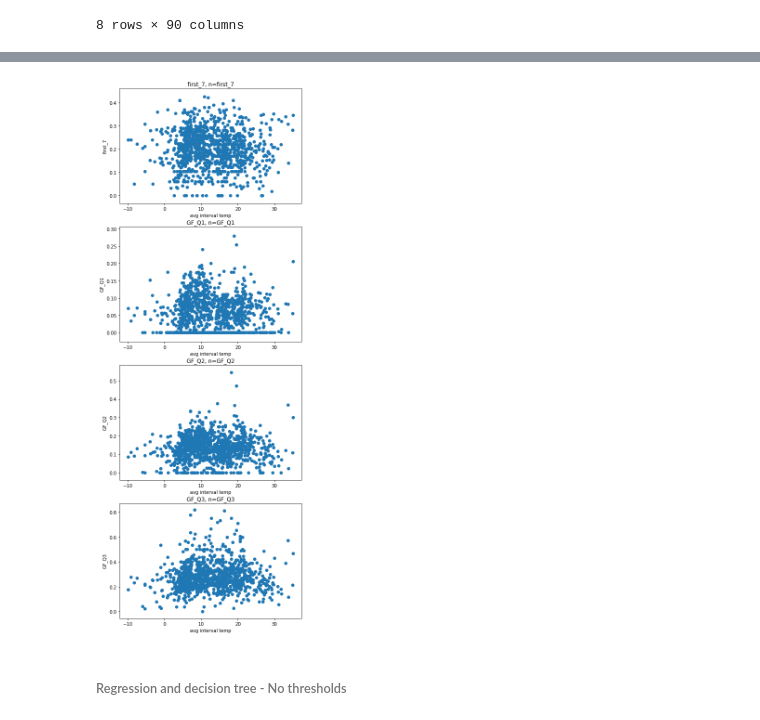
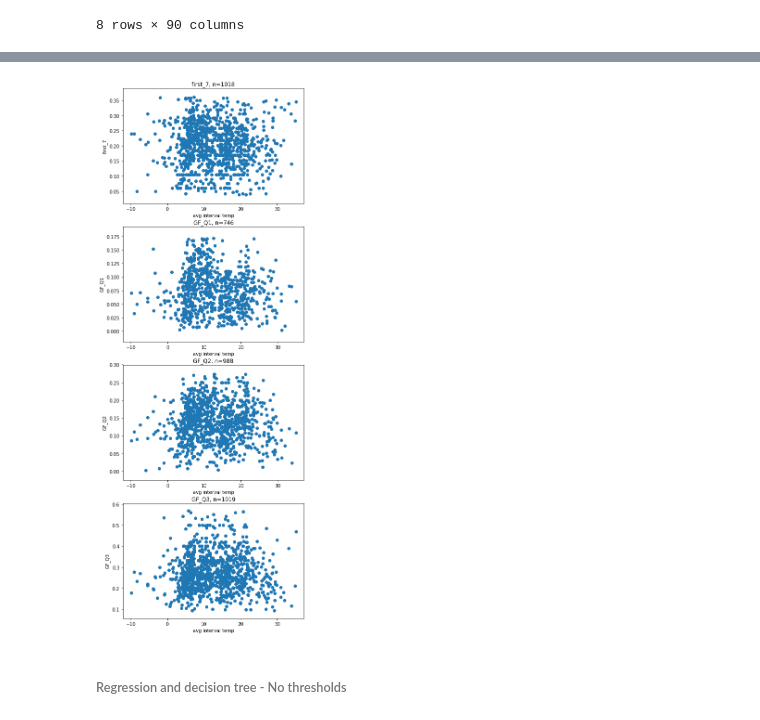
Before and after one commit to hopl1t/covid19, a Jupyter notebook: notebooks/regression_and_tree.ipynb, the cells around one changed output, grey strips where cells are left out. Cells and saved outputs as stored; diff of their text form; code cells hidden in the pictures.

Commit message:
added outlier screening

```diff
--- a/notebooks/regression_and_tree.ipynb
+++ b/notebooks/regression_and_tree.ipynb
@@ -23,6 +23,7 @@ plt.rc('figure', titlesize=25)
 PICKLE_PATH = '../augmented_datasets/pickles/hopkins_conf_gf0904_GDP_urban_weather.pkl'
 OUTPUT_TREE_PATH = '../products/decision_tree/decision_tree_{0}.dot'
 MAX_DT_DEPTH = 3
+OUTLIER_QUARTILES = (0.02, 0.98) # Min, max quartiles
 # %%
 from sklearn.model_selection import KFold
 from sklearn import tree, metrics
@@ -57,6 +58,17 @@ def linear_regression_train(X_train, y_train):
     regr = sklearn.linear_model.LinearRegression()
     trained_model = regr.fit(X_train, y_train)
     return trained_model
+
+def remove_outlier(df, range_, columns):
+    low = range_[0]
+    high = range_[1]
+    qnt = df.quantile([low, high])
+    data = df.copy()
+    for col in list(columns):
+        data[col] = \
+            data[(data[col] > qnt.loc[low, col]) &\
+               (data[col] < qnt.loc[high, col])][col]
+    return data
 # %% [markdown]
 ###### Prepare data
 # %% [markdown]
@@ -107,0 +118,4 @@ Discard outlier data
+# %%
+for i, label in enumerate(target_columns):
+    print(i)
+    print(label)
@@ -108,23 +131,24 @@ Discard outlier data
 # %%
 target_columns = ['first_7', 'GF_Q1', 'GF_Q2', 'GF_Q3']
-avg_tmp = hopkins_confirmed[['Country_Region', 'avg_interval_tmp']].copy()
-gf = hopkins_confirmed[target_columns].copy()
-
 fig, axes = plt.subplots(4, 1, figsize=(7, 21))
 
-for i in range(len(target_columns)):
+for i, col in enumerate(target_columns):
+    data = remove_outlier(hopkins_confirmed, OUTLIER_QUARTILES, [col])
+    data.dropna(inplace=True)
+    avg_tmp = data[['Country_Region', 'avg_interval_tmp']].copy()
+    gf = data[target_columns].copy()
     avg_int_tmp = avg_tmp['avg_interval_tmp'].values
     _ = axes[i].scatter(avg_int_tmp, gf[gf.columns[i]].values)
     n = len(avg_tmp['avg_interval_tmp'])
     _ = axes[i].set_xlabel('avg interval temp')
     _ = axes[i].set_ylabel(gf.columns[i])
-    _ = axes[i].set_title('{0}, n={0}'.format(gf.columns[i], n))
+    _ = axes[i].set_title('{0}, n={1}'.format(gf.columns[i], n))
 
 #     countries = hopkins_confirmed['Country_Region'].loc[:,'data'].values.tolist()
 #     for q, txt in enumerate(countries):
 #         _ = axes[i].annotate(txt, (avg_int_tmp[q], gf[gf.columns[i]].values[q]))
 # %% [output]
-[figure, old version]
+[figure, new version]
 # %% [markdown]
 ###### Regression and decision tree - No thresholds
 # %% [markdown]
```
Also changed, not shown: parts of 9 cells of this notebook, 20 other files.
